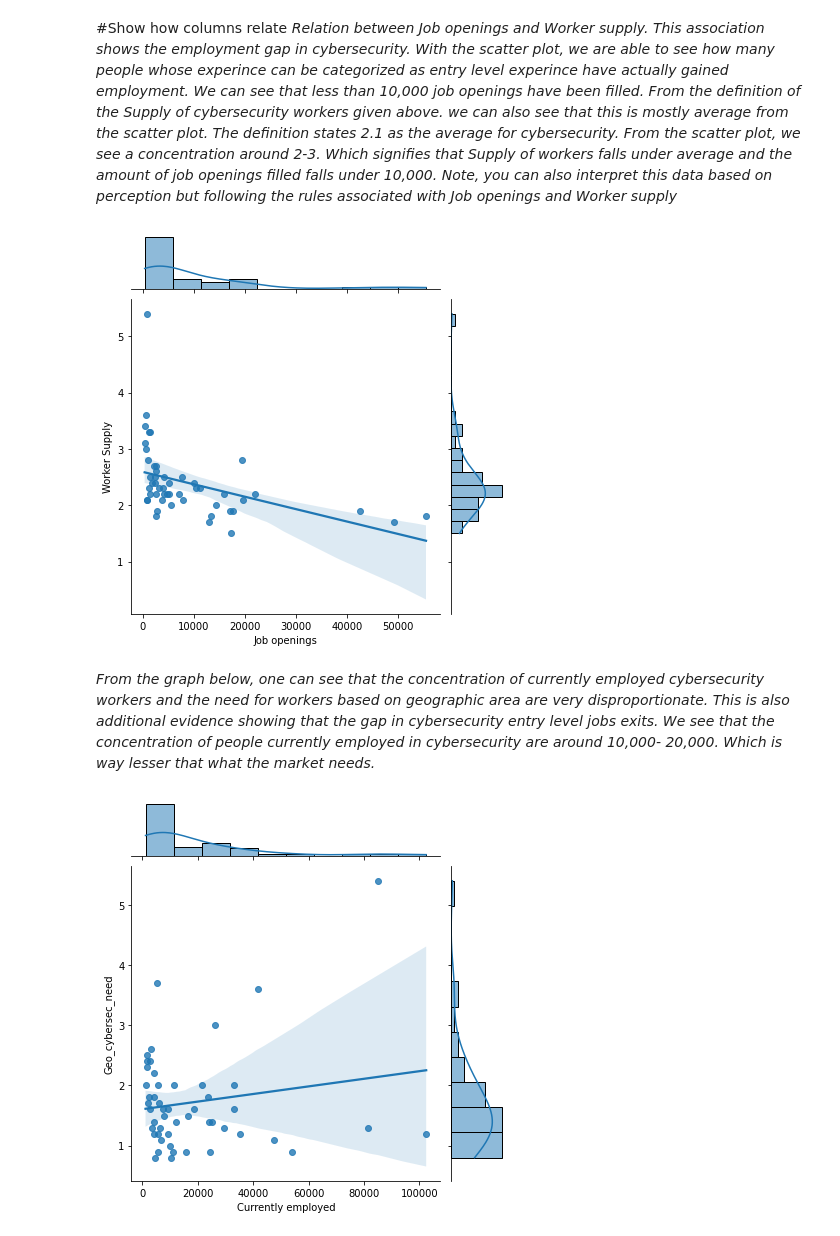
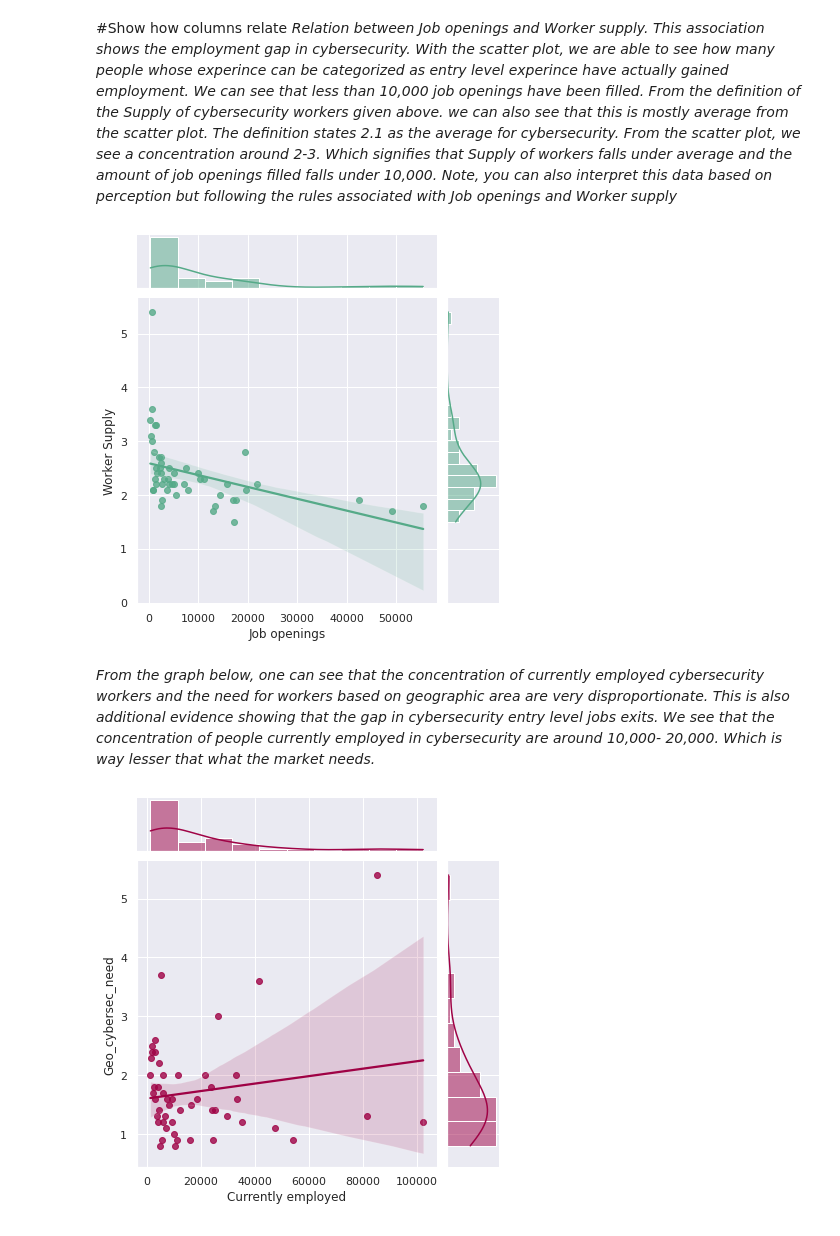
Before and after one commit to Niniola20/Cyber_jobs, a Jupyter notebook: Cyber_jobs.ipynb, the cells around one changed output. Saved outputs shown, nothing was run; the diff lists cells and outputs as text; code cells hidden in the pictures.

```diff
--- a/Cyber_jobs.ipynb
+++ b/Cyber_jobs.ipynb
@@ -73,14 +141,14 @@ dtype: object
 #Show how columns relate
 *Relation between Job openings and Worker supply. This association shows the employment gap in cybersecurity. With the scatter plot, we are able to see how many people whose experince can be categorized as entry level experince have actually gained employment. We can see that less than 10,000 job openings have been filled. From the definition of the Supply of cybersecurity workers given above. we can also see that this is mostly average from the scatter plot. The definition states 2.1 as the average for cybersecurity. From the scatter plot, we see a concentration around 2-3. Which signifies that Supply of workers falls under average and the amount of job openings filled falls under 10,000. Note, you can also interpret this data based on perception but following the rules associated with Job openings and Worker supply*
 # %%
-sns.jointplot("Job openings", "Worker Supply", data=Cyber_jobs, kind='reg');
-plt.show()
+sns.set_theme(style = "darkgrid", palette= "blend:#5A8,#5F6")
+sns.jointplot(x= "Job openings", y= "Worker Supply", data=Cyber_jobs, kind='reg');
 # %% [output]
-[figure, old version]
+[figure, new version]
 # %% [markdown]
 *From the graph below, one can see that the concentration of currently employed cybersecurity workers and the need for workers based on geographic area are very disproportionate. This is also additional evidence showing that the gap in cybersecurity entry level jobs exits. We see that the concentration of people currently employed in cybersecurity are around 10,000- 20,000. Which is way lesser that what the market needs.*
 # %%
-sns.jointplot("Currently employed","Geo_cybersec_need", data=Cyber_jobs, kind='reg');
-plt.show()
+sns.set_theme(style = "darkgrid", palette= "PuRd_r")
+sns.jointplot(x= "Currently employed",y= "Geo_cybersec_need", data=Cyber_jobs, kind ="reg");
 # %% [output]
-[figure, old version]
+[figure, new version]
```
Also changed, not shown: parts of 10 cells of this notebook.
